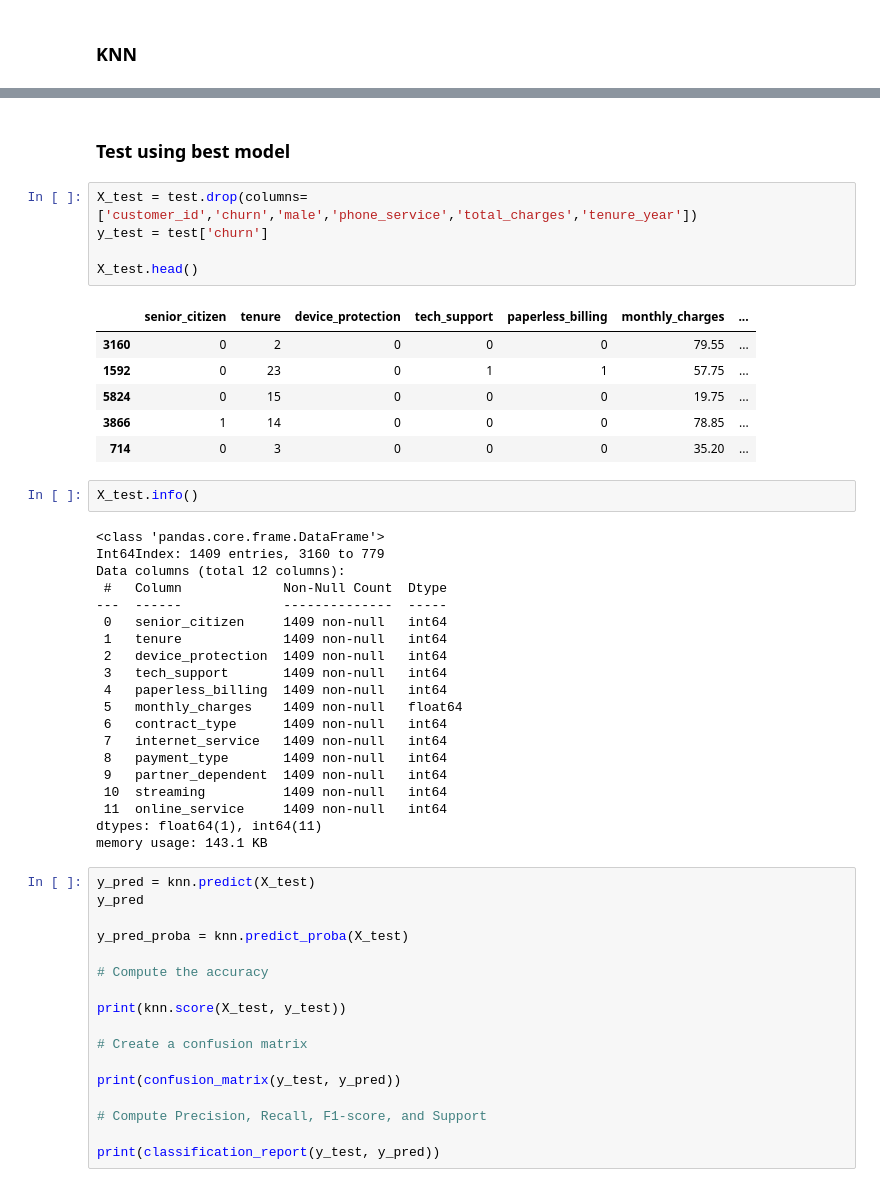
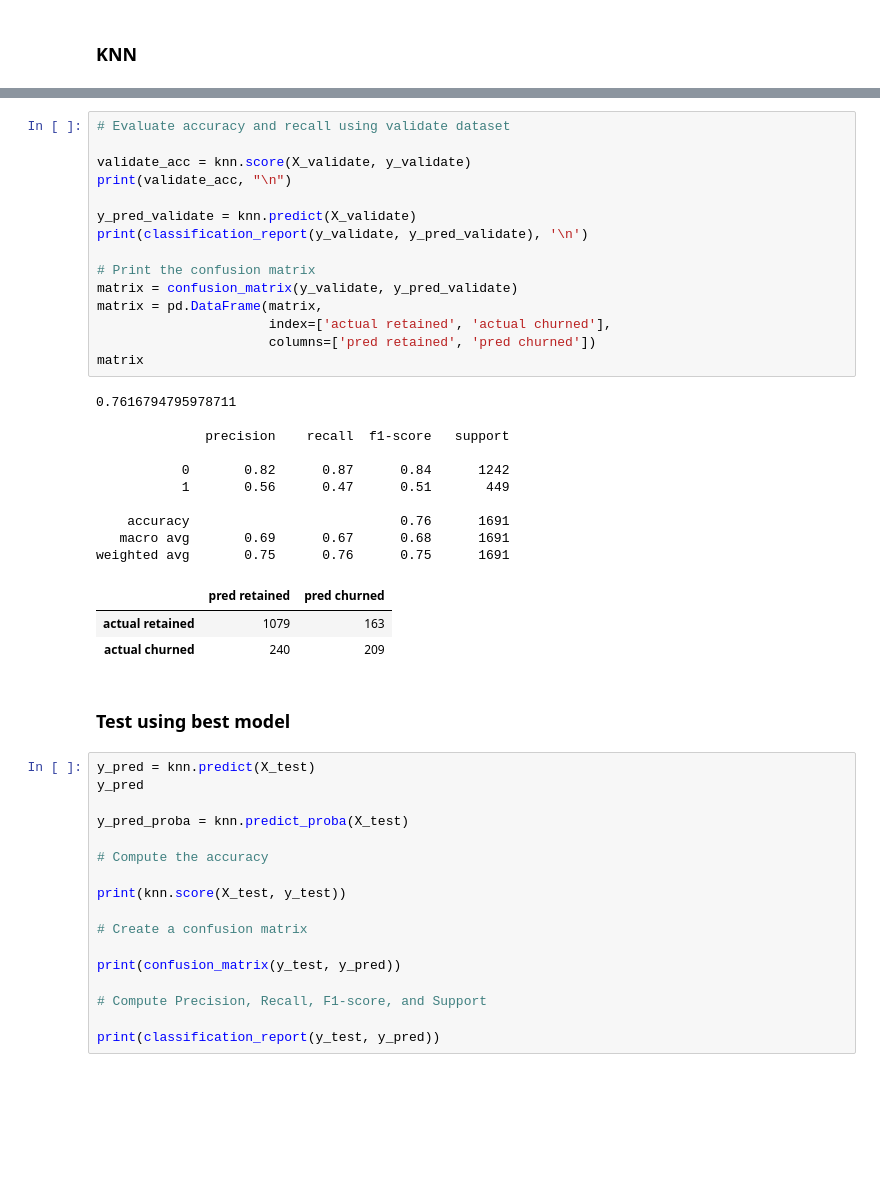
Before and after one commit to Yongliang-Shi/classification-project, a Jupyter notebook: report.ipynb, the cells around one changed output, grey strips where cells are left out. Drawn from its saved outputs; the diff is of its cells as text; blank space fills up the shorter version.

```diff
--- a/report.ipynb
+++ b/report.ipynb
@@ -966,39 +987,34 @@ weighted avg       0.83      0.84      0.83      3943
+# %%
+# Evaluate accuracy and recall using validate dataset
+
+validate_acc = knn.score(X_validate, y_validate)
+print(validate_acc, "\n")
+
+y_pred_validate = knn.predict(X_validate)
+print(classification_report(y_validate, y_pred_validate), '\n')
+
+# Print the confusion matrix
+matrix = confusion_matrix(y_validate, y_pred_validate)
+matrix = pd.DataFrame(matrix,
+                      index=['actual retained', 'actual churned'],
+                      columns=['pred retained', 'pred churned'])
+matrix
+# %% [output]
+0.7616794795978711
+
+              precision    recall  f1-score   support
+
+           0       0.82      0.87      0.84      1242
+           1       0.56      0.47      0.51       449
+
+    accuracy                           0.76      1691
+   macro avg       0.69      0.67      0.68      1691
+weighted avg       0.75      0.76      0.75      1691
+|  | pred retained | pred churned |
+| actual retained | 1079 | 163 |
+| actual churned | 240 | 209 |
 # %% [markdown]
 ### Test using best model
-# %%
-X_test = test.drop(columns=['customer_id','churn','male','phone_service','total_charges','tenure_year'])
-y_test = test['churn']
-
-X_test.head()
-# %% [output]
-|  | senior_citizen | tenure | device_protection | tech_support | paperless_billing | monthly_charges | ... |
-| 3160 | 0 | 2 | 0 | 0 | 0 | 79.55 | ... |
-| 1592 | 0 | 23 | 0 | 1 | 1 | 57.75 | ... |
-| 5824 | 0 | 15 | 0 | 0 | 0 | 19.75 | ... |
-| 3866 | 1 | 14 | 0 | 0 | 0 | 78.85 | ... |
-| 714 | 0 | 3 | 0 | 0 | 0 | 35.20 | ... |
-# %%
-X_test.info()
-# %% [output]
-<class 'pandas.core.frame.DataFrame'>
-Int64Index: 1409 entries, 3160 to 779
-Data columns (total 12 columns):
- #   Column             Non-Null Count  Dtype
----  ------             --------------  -----
- 0   senior_citizen     1409 non-null   int64
- 1   tenure             1409 non-null   int64
- 2   device_protection  1409 non-null   int64
- 3   tech_support       1409 non-null   int64
- 4   paperless_billing  1409 non-null   int64
- 5   monthly_charges    1409 non-null   float64
- 6   contract_type      1409 non-null   int64
- 7   internet_service   1409 non-null   int64
- 8   payment_type       1409 non-null   int64
- 9   partner_dependent  1409 non-null   int64
- 10  streaming          1409 non-null   int64
- 11  online_service     1409 non-null   int64
-dtypes: float64(1), int64(11)
-memory usage: 143.1 KB
 # %%
 y_pred = knn.predict(X_test)
 y_pred
```
Also changed, not shown: parts of 7 cells of this notebook.
